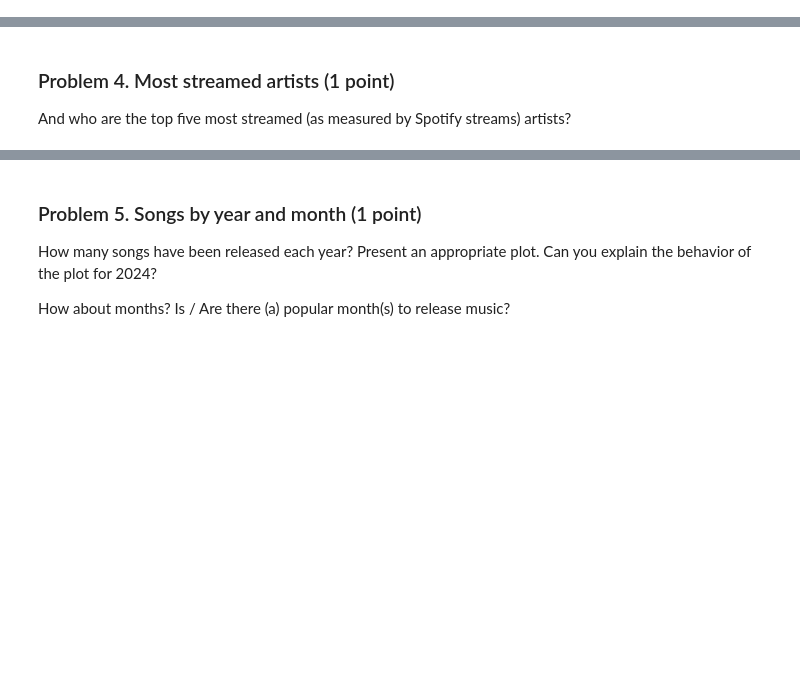
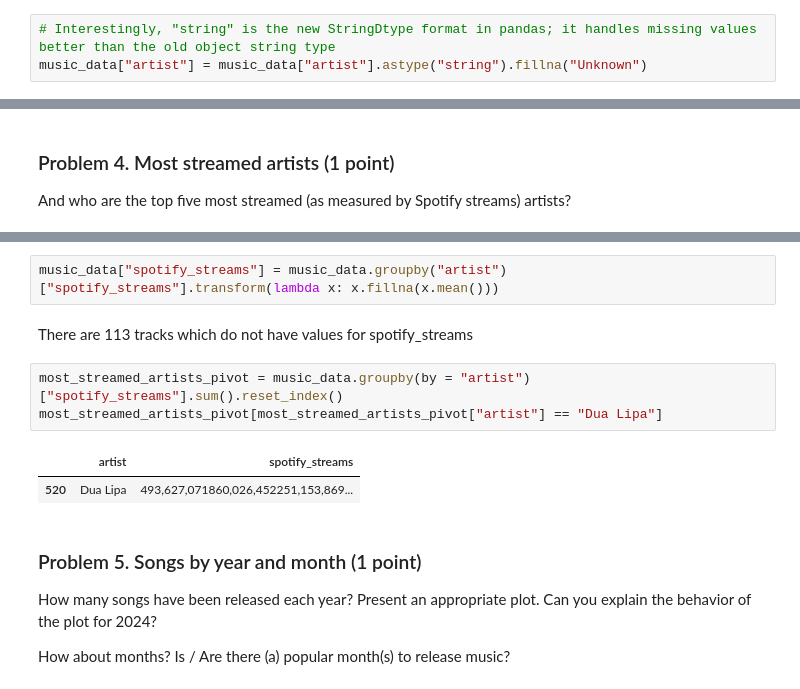
Before and after one commit to AI-Machine-Learning-Upskill-Programme/Data-Science, a Jupyter notebook: Data Science Course/Homeworks/03.Data-Visualization-Exploratory-Data-Analysis-Lab/Data Visualization and EDA Lab.ipynb, the cells around one changed output, grey strips where cells are left out. Cells and saved outputs as stored; diff of their text form; blank space fills up the shorter version.

```diff
--- a/Data Science Course/Homeworks/03.Data-Visualization-Exploratory-Data-Analysis-Lab/Data Visualization and EDA Lab.ipynb
+++ b/Data Science Course/Homeworks/03.Data-Visualization-Exploratory-Data-Analysis-Lab/Data Visualization and EDA Lab.ipynb
@@ -268,0 +271,3 @@ music_data[music_data.artist.isna()]
+# %%
+# Interestingly, "string" is the new StringDtype format in pandas; it handles missing values better than the old object string type
+music_data["artist"] = music_data["artist"].astype("string").fillna("Unknown")
@@ -272,3 +352,13 @@ And who are the top five most streamed (as measured by Spotify streams) artists?
+# %%
+music_data["spotify_streams"] = music_data.groupby("artist")["spotify_streams"].transform(lambda x: x.fillna(x.mean()))
+# %% [markdown]
+There are 113 tracks which do not have values for spotify_streams
+# %%
+most_streamed_artists_pivot = music_data.groupby(by = "artist")["spotify_streams"].sum().reset_index()
+most_streamed_artists_pivot[most_streamed_artists_pivot["artist"] == "Dua Lipa"]
+# %% [output]
+|  | artist | spotify_streams |
+| 520 | Dua Lipa | 493,627,071860,026,452251,153,869... |
 # %% [markdown]
 ### Problem 5. Songs by year and month (1 point)
 How many songs have been released each year? Present an appropriate plot. Can you explain the behavior of the plot for 2024?
```
Also changed, not shown: parts of 13 cells of this notebook.
